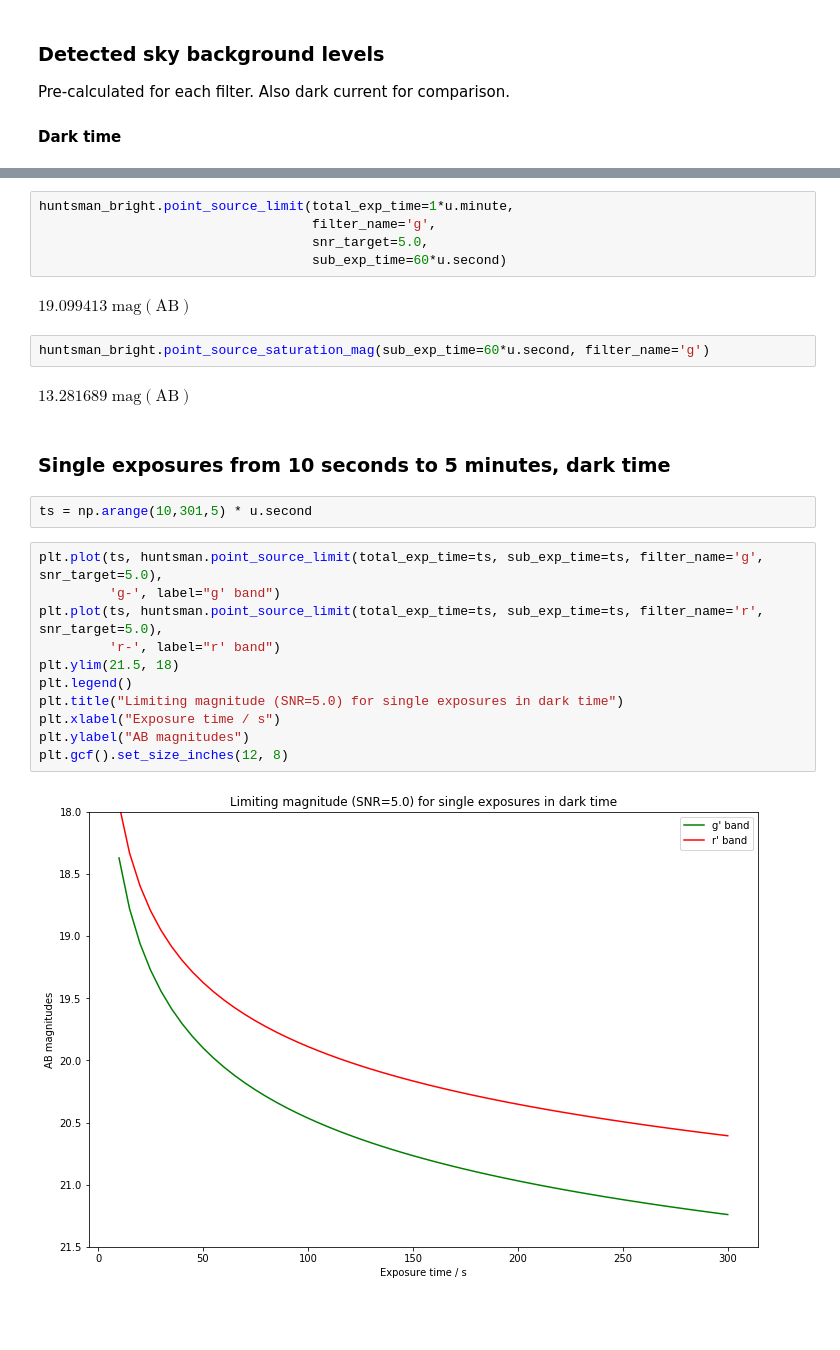
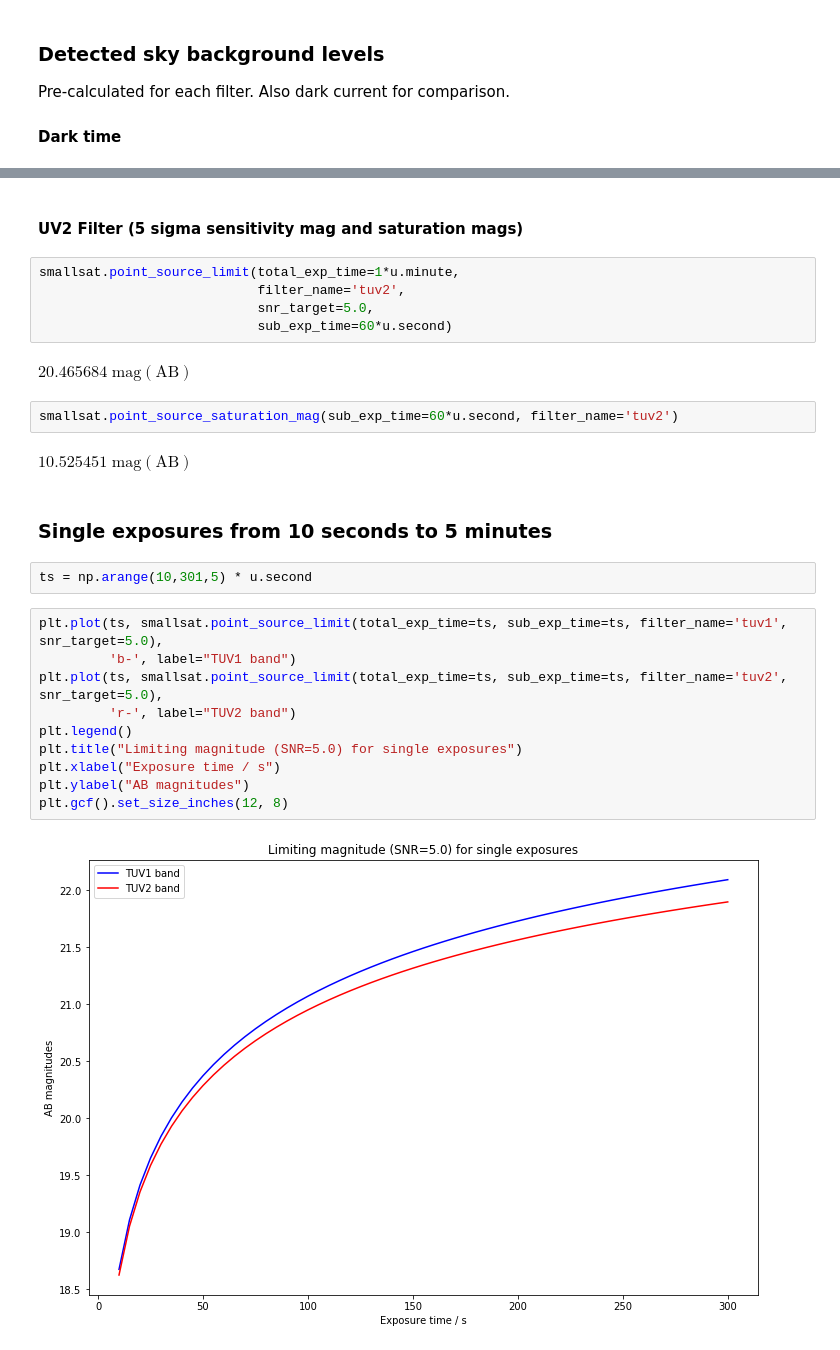
Before and after one commit to robertoabraham/gunagala, a Jupyter notebook: examples/Toronto UV Satellite.ipynb, the cells around one changed output, grey strips where cells are left out. Drawn from its saved outputs; the diff is of its cells as text; blank space fills up the shorter version.

```diff
--- a/examples/Toronto UV Satellite.ipynb
+++ b/examples/Toronto UV Satellite.ipynb
@@ -224,28 +190,29 @@ $13.241673 \; \mathrm{mag}$$\mathrm{\left( \mathrm{AB} \right)}$
+# %% [markdown]
+#### UV2 Filter (5 sigma sensitivity mag and saturation mags)
 # %%
-huntsman_bright.point_source_limit(total_exp_time=1*u.minute,
-                                   filter_name='g',
-                                   snr_target=5.0,
-                                   sub_exp_time=60*u.second)
+smallsat.point_source_limit(total_exp_time=1*u.minute,
+                            filter_name='tuv2',
+                            snr_target=5.0,
+                            sub_exp_time=60*u.second)
 # %% [output]
-$19.099413 \; \mathrm{mag}$$\mathrm{\left( \mathrm{AB} \right)}$
+$20.465684 \; \mathrm{mag}$$\mathrm{\left( \mathrm{AB} \right)}$
 # %%
-huntsman_bright.point_source_saturation_mag(sub_exp_time=60*u.second, filter_name='g')
+smallsat.point_source_saturation_mag(sub_exp_time=60*u.second, filter_name='tuv2')
 # %% [output]
-$13.281689 \; \mathrm{mag}$$\mathrm{\left( \mathrm{AB} \right)}$
+$10.525451 \; \mathrm{mag}$$\mathrm{\left( \mathrm{AB} \right)}$
 # %% [markdown]
-### Single exposures from 10 seconds to 5 minutes, dark time
+### Single exposures from 10 seconds to 5 minutes
 # %%
 ts = np.arange(10,301,5) * u.second
 # %%
-plt.plot(ts, huntsman.point_source_limit(total_exp_time=ts, sub_exp_time=ts, filter_name='g', snr_target=5.0),
-         'g-', label="g' band")
-plt.plot(ts, huntsman.point_source_limit(total_exp_time=ts, sub_exp_time=ts, filter_name='r', snr_target=5.0),
-         'r-', label="r' band")
-plt.ylim(21.5, 18)
+plt.plot(ts, smallsat.point_source_limit(total_exp_time=ts, sub_exp_time=ts, filter_name='tuv1', snr_target=5.0),
+         'b-', label="TUV1 band")
+plt.plot(ts, smallsat.point_source_limit(total_exp_time=ts, sub_exp_time=ts, filter_name='tuv2', snr_target=5.0),
+         'r-', label="TUV2 band")
 plt.legend()
-plt.title("Limiting magnitude (SNR=5.0) for single exposures in dark time")
+plt.title("Limiting magnitude (SNR=5.0) for single exposures")
 plt.xlabel("Exposure time / s")
 plt.ylabel("AB magnitudes")
 plt.gcf().set_size_inches(12, 8)
 # %% [output]
-[figure, old version]
+[figure, new version]
```
Also changed, not shown: parts of 23 cells of this notebook.
